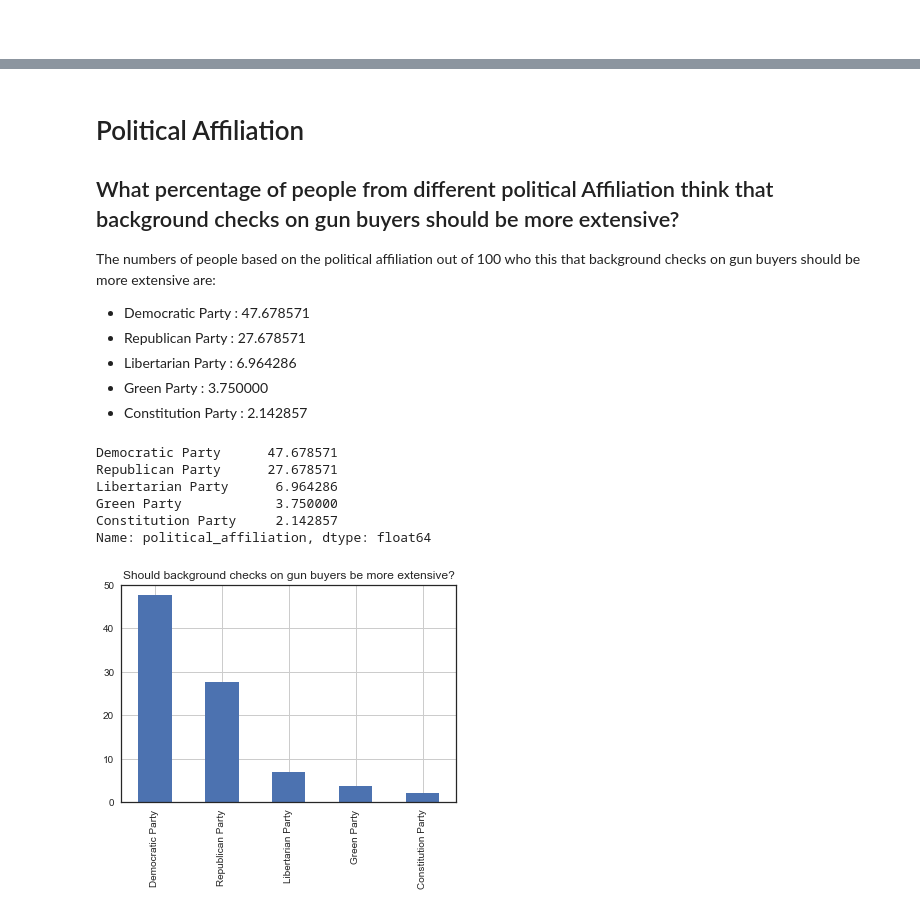
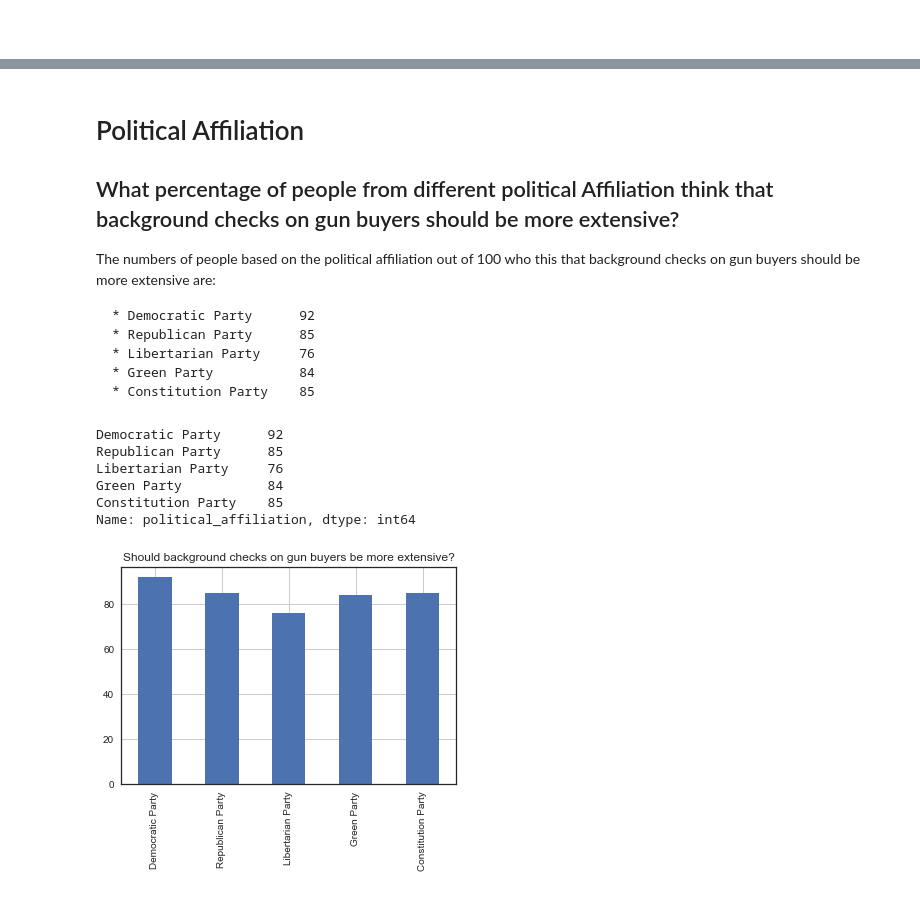
Before and after one commit to naimul011/gun_control_data_analysis, a Jupyter notebook: notebook.ipynb, the cells around one changed output, grey strips where cells are left out. Saved outputs shown, nothing was run; the diff lists cells and outputs as text; code cells hidden in the pictures.

```diff
--- a/notebook.ipynb
+++ b/notebook.ipynb
@@ -179,25 +252,33 @@ Text(0.5,1,'Count of regional Male counts')
 
 The numbers of people based on the political affiliation out of 100 who this that background checks on gun buyers should be more extensive are:
 
-* Democratic Party    :  47.678571
-* Republican Party    : 27.678571
-* Libertarian Party   :  6.964286
-* Green Party         :  3.750000
-* Constitution Party  :  2.142857
+    * Democratic Party      92
+    * Republican Party      85
+    * Libertarian Party     76
+    * Green Party           84
+    * Constitution Party    85
 # %%
 
-a = train['political_affiliation'][train['should_background_checks_on_gun_buyers_be_more_extensive\xa0']=='Yes'].value_counts()/len(train['political_affiliation'])*100
+columns = ['Democratic Party','Republican Party','Libertarian Party','Green Party','Constitution Party']
+
+a = train['political_affiliation'][train['should_background_checks_on_gun_buyers_be_more_extensive\xa0']=='Yes'].value_counts()
+
+
+for key in columns:
+    a[key] = a[key]*100/len(train[train['political_affiliation'] == key ])
+
 a.plot(kind='bar',grid = True)
 plt.title('Should background checks on gun buyers be more extensive?')
-print(a)
+
+a
 # %% [output]
-Democratic Party      47.678571
-Republican Party      27.678571
-Libertarian Party      6.964286
-Green Party            3.750000
-Constitution Party     2.142857
-Name: political_affiliation, dtype: float64
+Democratic Party      92
+Republican Party      85
+Libertarian Party     76
+Green Party           84
+Constitution Party    85
+Name: political_affiliation, dtype: int64
-[figure, old version]
+[figure, new version]
 # %% [markdown]
 # Political Affiliation
 
```
Also changed, not shown: parts of 34 cells of this notebook.
